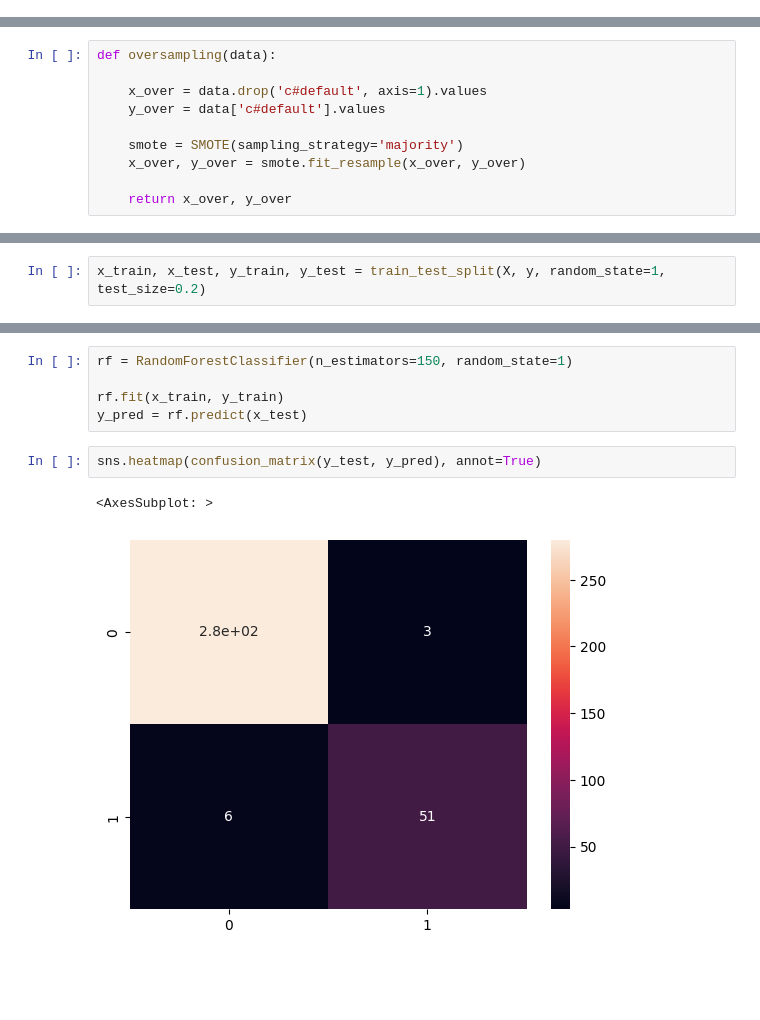
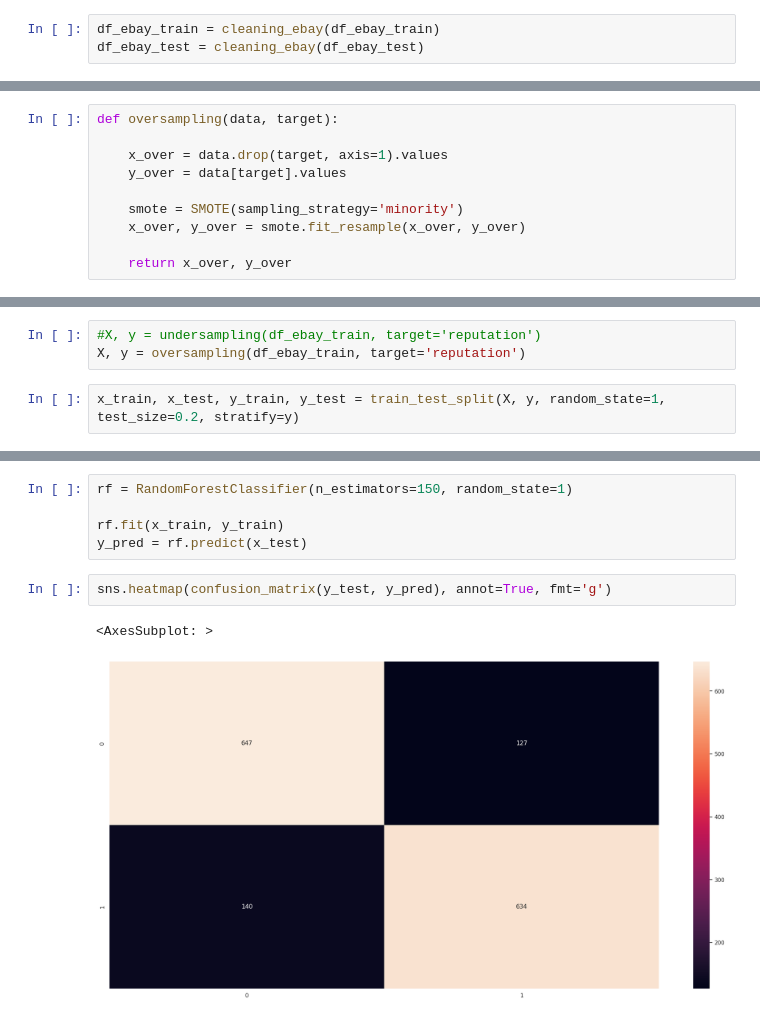
Before and after one commit to diegopmayer/estatistica_basica_para_ds, a Jupyter notebook: notebooks/02_under_over_sampling.ipynb, the cells around one changed output, grey strips where cells are left out. Saved outputs shown, nothing was run; the diff lists cells and outputs as text; blank space fills up the shorter version.

Commit message:
oversampling and undersampling applied

```diff
--- a/notebooks/02_under_over_sampling.ipynb
+++ b/notebooks/02_under_over_sampling.ipynb
@@ -70,3 +133,6 @@ df_test = cleaning(df_test)
+# %%
+df_ebay_train = cleaning_ebay(df_ebay_train)
+df_ebay_test = cleaning_ebay(df_ebay_test)
 # %% [markdown]
 ## 5.0 - Undersampling and Oversamplig
 # %%
@@ -79,12 +145,12 @@ def undersampling(data):
 
     return x_under, y_under
 # %%
-def oversampling(data):
+def oversampling(data, target):
 
-    x_over = data.drop('c#default', axis=1).values
-    y_over = data['c#default'].values
+    x_over = data.drop(target, axis=1).values
+    y_over = data[target].values
 
-    smote = SMOTE(sampling_strategy='majority')
+    smote = SMOTE(sampling_strategy='minority')
     x_over, y_over = smote.fit_resample(x_over, y_over)
 
     return x_over, y_over
@@ -97,5 +161,8 @@ X, y = undersampling(df_train)
+# %%
+#X, y = undersampling(df_ebay_train, target='reputation')
+X, y = oversampling(df_ebay_train, target='reputation')
 # %%
-x_train, x_test, y_train, y_test = train_test_split(X, y, random_state=1, test_size=0.2)
+x_train, x_test, y_train, y_test = train_test_split(X, y, random_state=1, test_size=0.2, stratify=y)
 # %% [markdown]
 ### 6.2 - Processing data
 # %% [markdown]
@@ -106,10 +173,10 @@ rf = RandomForestClassifier(n_estimators=150, random_state=1)
 rf.fit(x_train, y_train)
 y_pred = rf.predict(x_test)
 # %%
-sns.heatmap(confusion_matrix(y_test, y_pred), annot=True)
+sns.heatmap(confusion_matrix(y_test, y_pred), annot=True, fmt='g')
 # %% [output]
 <AxesSubplot: >
-[figure, old version]
+[figure, new version]
 # %%
 recall_score(y_test, y_pred)
 # %% [output]
```
Also changed, not shown: parts of 16 cells of this notebook.
